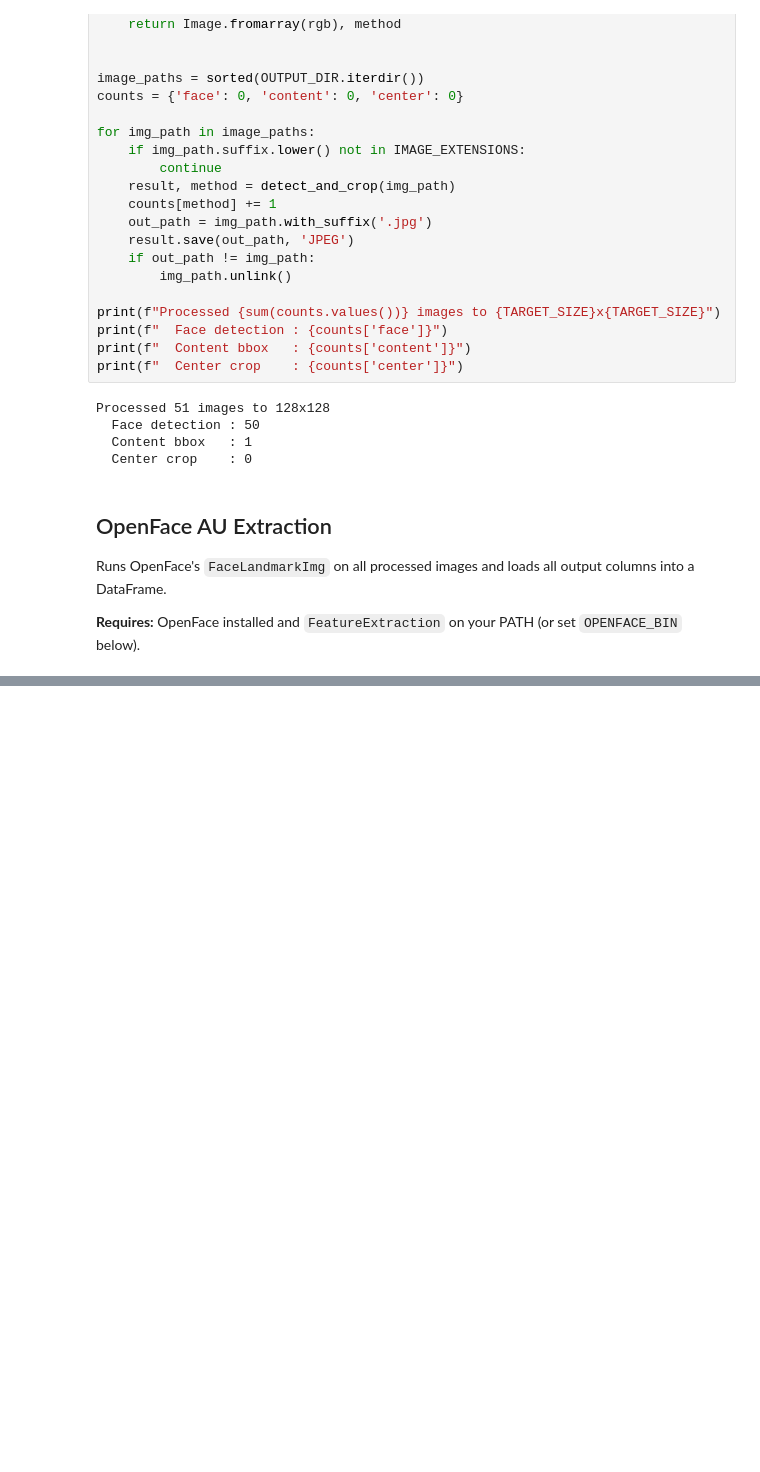
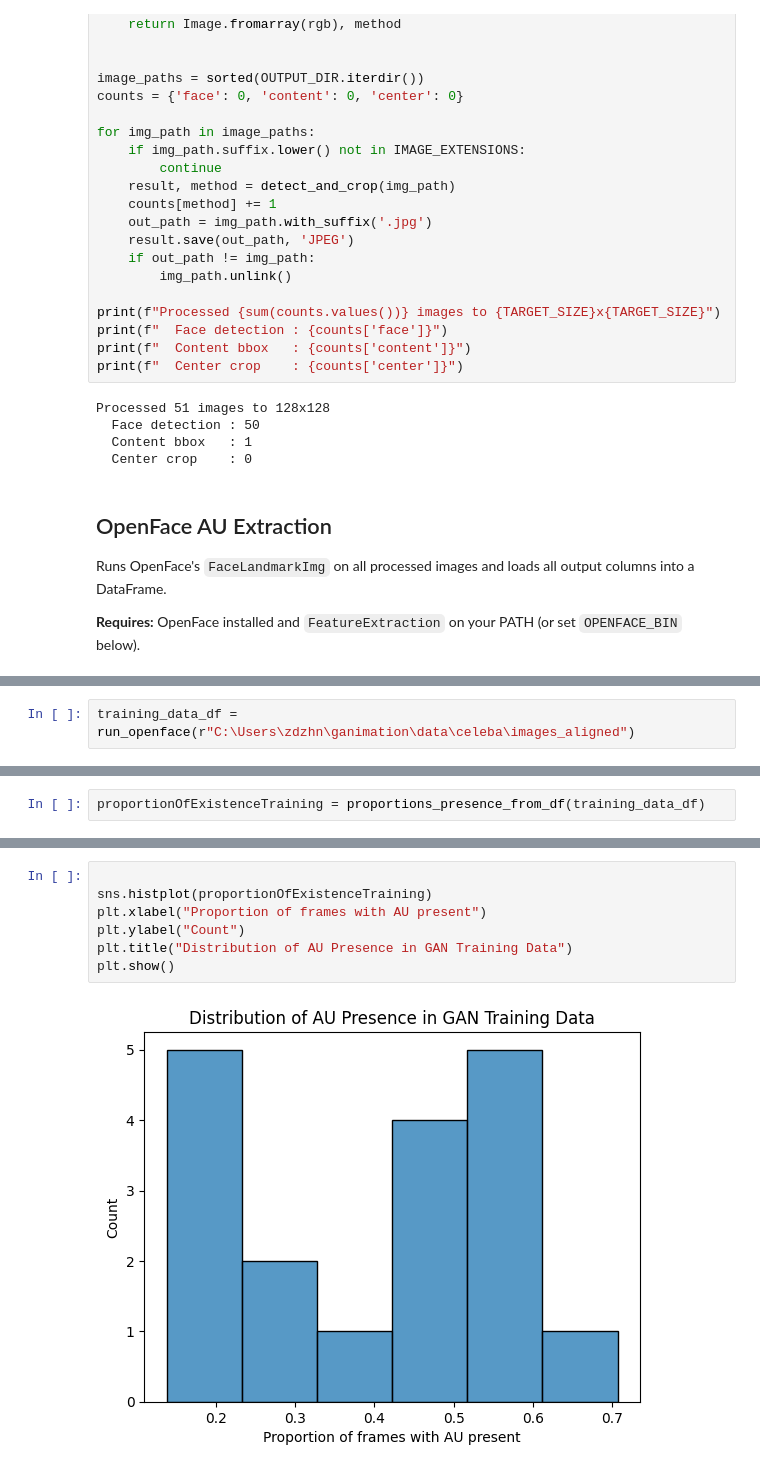
Before and after one commit to zoyaio/ganimation_tests, a Jupyter notebook: zoya_tests/initialize_data_folders.ipynb, the cells around one changed output, grey strips where cells are left out. Saved outputs shown, nothing was run; the diff lists cells and outputs as text; blank space fills up the shorter version.

```diff
--- a/zoya_tests/initialize_data_folders.ipynb
+++ b/zoya_tests/initialize_data_folders.ipynb
@@ -258,0 +279,2 @@ au_df.head()
+# %%
+training_data_df = run_openface(r"C:\Users\zdzhn\ganimation\data\celeba\images_aligned")
@@ -293,0 +299,2 @@ sns.histplot(proportionOfExistence)
+# %%
+proportionOfExistenceTraining = proportions_presence_from_df(training_data_df)
@@ -293,0 +354,9 @@ sns.histplot(proportionOfExistence)
+# %%
+
+sns.histplot(proportionOfExistenceTraining)
+plt.xlabel("Proportion of frames with AU present")
+plt.ylabel("Count")
+plt.title("Distribution of AU Presence in GAN Training Data")
+plt.show()
+# %% [output]
+[figure, added]
```
Also changed, not shown: parts of 15 cells of this notebook, 8 other files.
